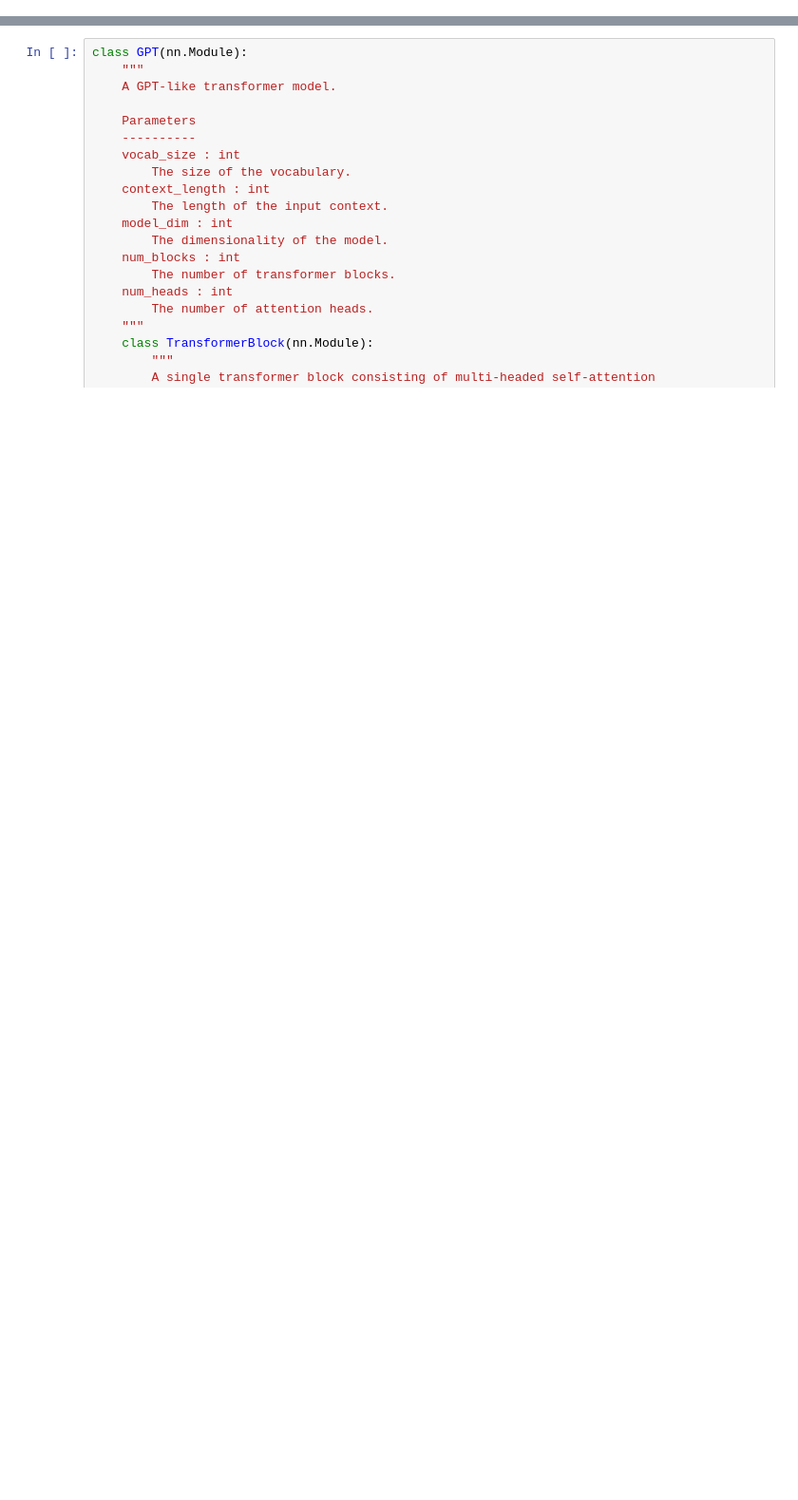
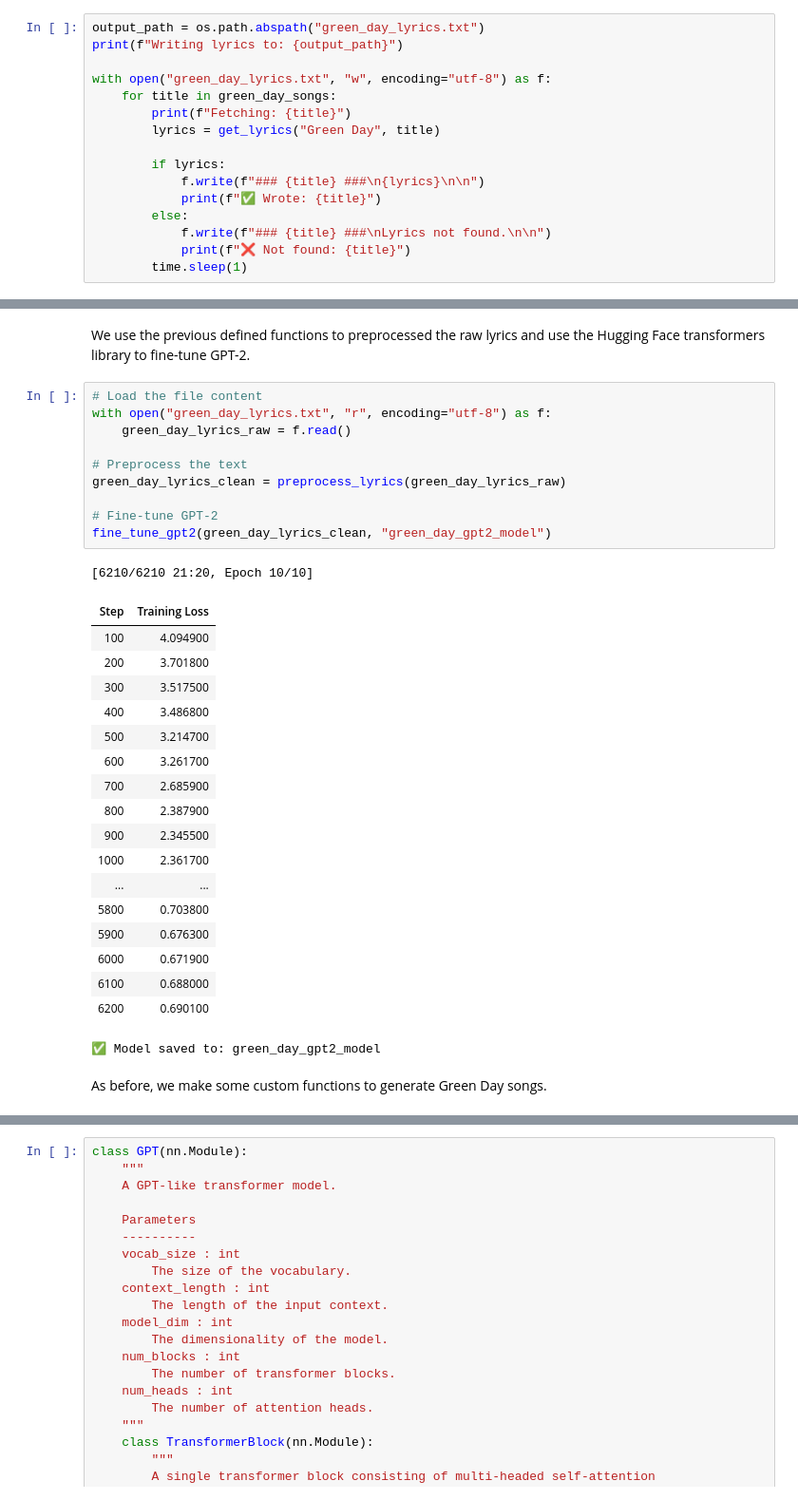
Before and after one commit to matthewshawnkehoe/Data-Science-Machine-Learning-Collaborative-Learning-Group, a Jupyter notebook: LLMs-from-scratch/generate_song_lyrics/Generate_Song_Lyrics.ipynb, the cells around one changed output, grey strips where cells are left out. Shown at 95% size. Drawn from its saved outputs; the diff is of its cells as text; blank space fills up the shorter version.

```diff
--- a/LLMs-from-scratch/generate_song_lyrics/Generate_Song_Lyrics.ipynb
+++ b/LLMs-from-scratch/generate_song_lyrics/Generate_Song_Lyrics.ipynb
@@ -11,0 +1166,16 @@ Create the GPT class.
+# %%
+output_path = os.path.abspath("green_day_lyrics.txt")
+print(f"Writing lyrics to: {output_path}")
+
+with open("green_day_lyrics.txt", "w", encoding="utf-8") as f:
+    for title in green_day_songs:
+        print(f"Fetching: {title}")
+        lyrics = get_lyrics("Green Day", title)
+
+        if lyrics:
+            f.write(f"### {title} ###\n{lyrics}\n\n")
+            print(f"✅ Wrote: {title}")
+        else:
+            f.write(f"### {title} ###\nLyrics not found.\n\n")
+            print(f"❌ Not found: {title}")
+        time.sleep(1)
@@ -11,0 +1200,34 @@ Create the GPT class.
+# %% [markdown]
+We use the previous defined functions to preprocessed the raw lyrics and use the Hugging Face transformers library to fine-tune GPT-2.
+# %%
+# Load the file content
+with open("green_day_lyrics.txt", "r", encoding="utf-8") as f:
+    green_day_lyrics_raw = f.read()
+
+# Preprocess the text
+green_day_lyrics_clean = preprocess_lyrics(green_day_lyrics_raw)
+
+# Fine-tune GPT-2
+fine_tune_gpt2(green_day_lyrics_clean, "green_day_gpt2_model")
+# %% [output]
+[6210/6210 21:20, Epoch 10/10]
+| Step | Training Loss |
+| 100 | 4.094900 |
+| 200 | 3.701800 |
+| 300 | 3.517500 |
+| 400 | 3.486800 |
+| 500 | 3.214700 |
+| 600 | 3.261700 |
+| 700 | 2.685900 |
+| 800 | 2.387900 |
+| 900 | 2.345500 |
+| 1000 | 2.361700 |
+| ... | ... |
+| 5800 | 0.703800 |
+| 5900 | 0.676300 |
+| 6000 | 0.671900 |
+| 6100 | 0.688000 |
+| 6200 | 0.690100 |
+✅ Model saved to: green_day_gpt2_model
+# %% [markdown]
+As before, we make some custom functions to generate Green Day songs.
```
Also changed, not shown: parts of 81 cells of this notebook, 5 other files.
